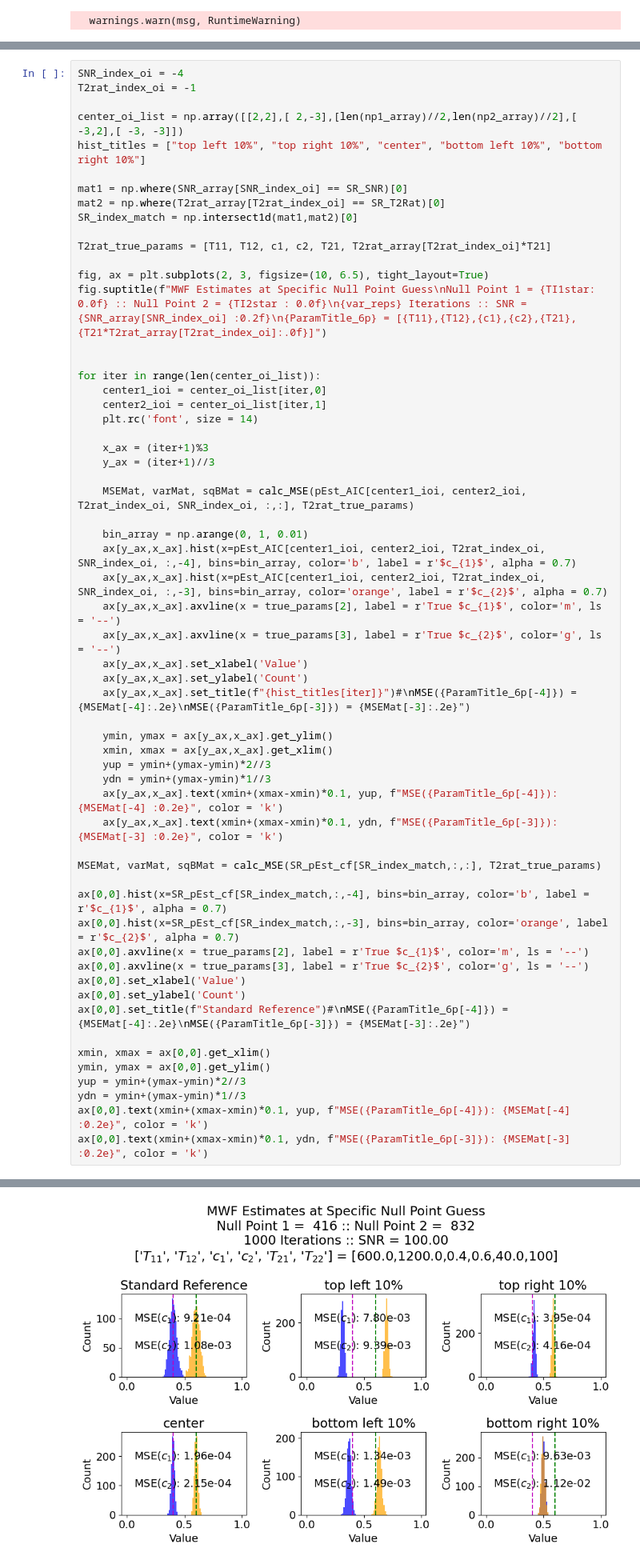
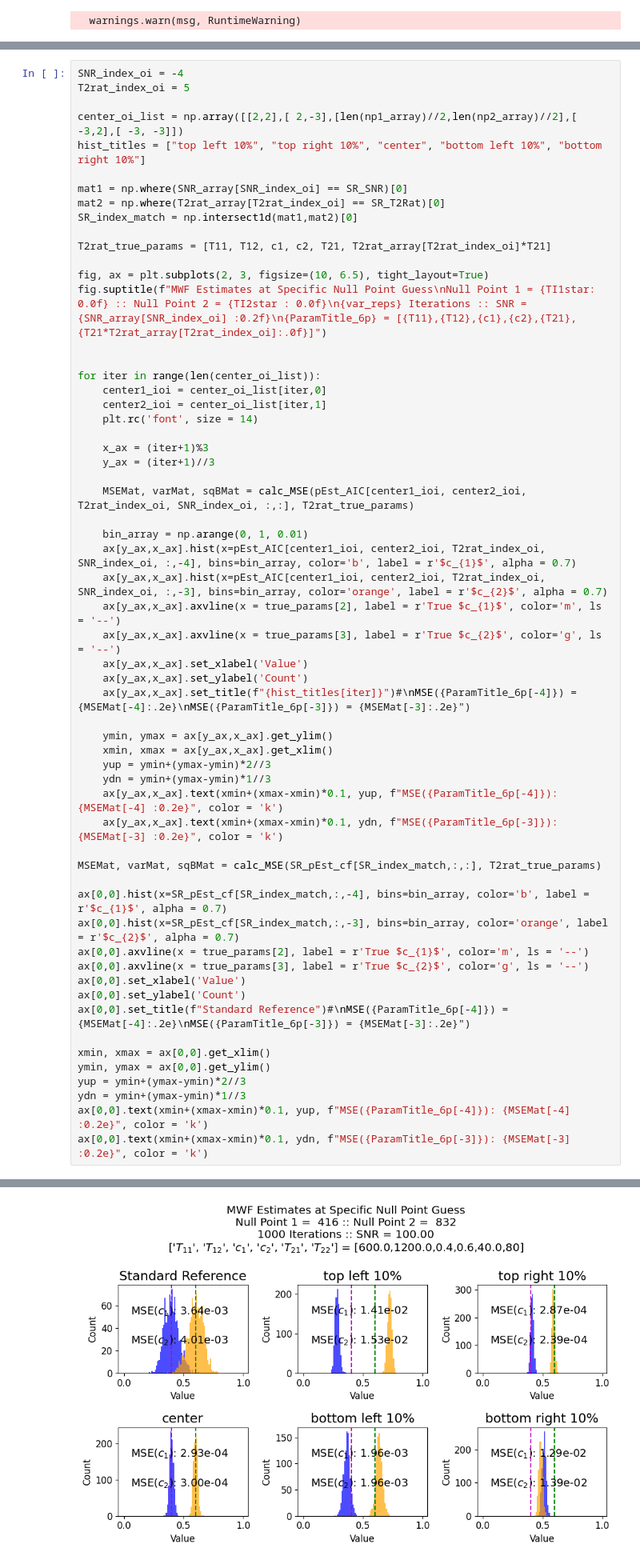
Before and after one commit to Griffin997/Stabilization, a Jupyter notebook: Reassign_Experiment/reassign_T2rat_Exp_Analysis.ipynb, the cells around one changed output, grey strips where cells are left out. Shown at 80% size. Saved outputs shown, nothing was run; the diff lists cells and outputs as text.

Commit message:
fixed corners figure

```diff
--- a/Reassign_Experiment/reassign_T2rat_Exp_Analysis.ipynb
+++ b/Reassign_Experiment/reassign_T2rat_Exp_Analysis.ipynb
@@ -690,7 +690,7 @@ for iter in range(len(center_oi_list)):
 [figure]
 # %%
 SNR_index_oi = -4
-T2rat_index_oi = -1
+T2rat_index_oi = 5
 
 center_oi_list = np.array([[2,2],[ 2,-3],[len(np1_array)//2,len(np2_array)//2],[ -3,2],[ -3, -3]])
 hist_titles = ["top left 10%", "top right 10%", "center", "bottom left 10%", "bottom right 10%"]
@@ -752 +752 @@ Text(0.05940000000000002, 47.0, 'MSE($c_2$): 1.08e-03')
-[figure, old version]
+[figure, new version]
```
Also changed, not shown: parts of 1 cell of this notebook.
